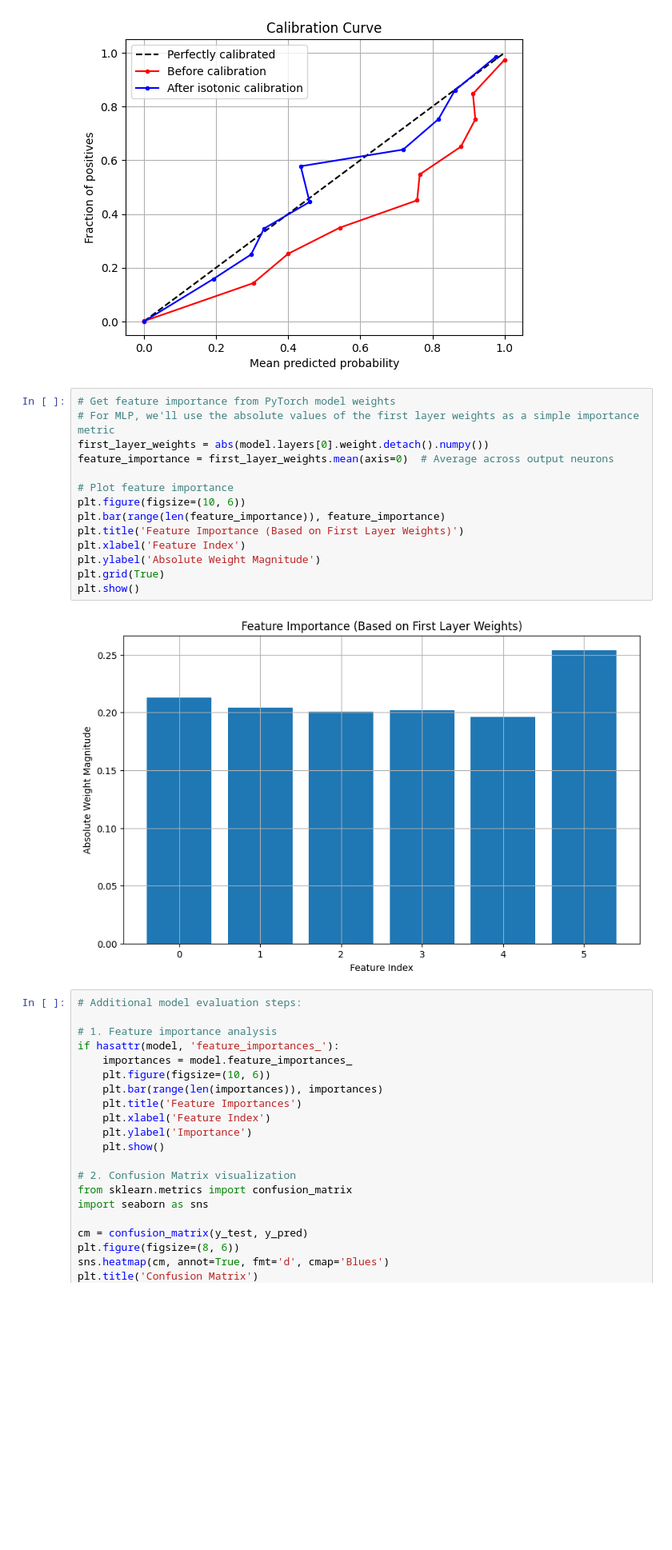
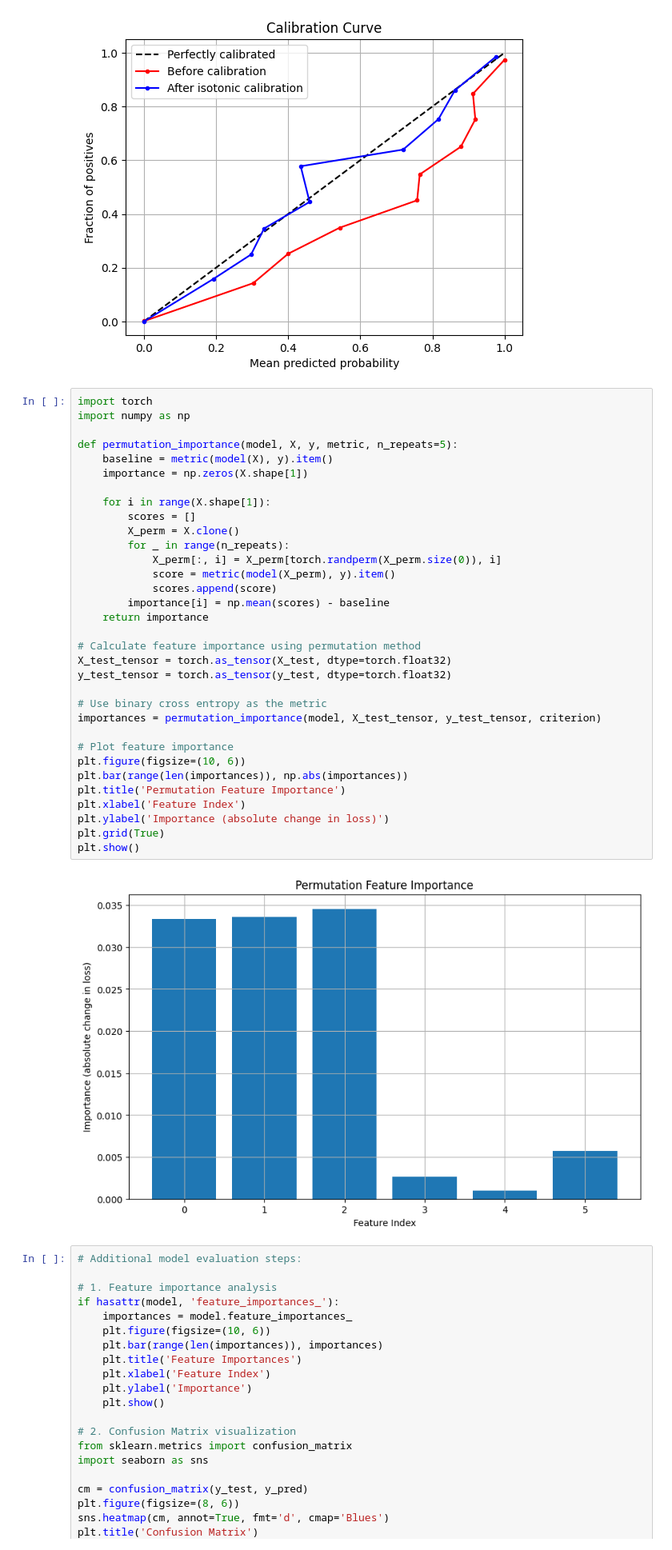
Before and after one commit to BichengWang/ai-decision-system, a Jupyter notebook: src/interview/openai/openai_v3.ipynb, the cells around one changed output. Shown at 80% size. Drawn from its saved outputs; the diff is of its cells as text; blank space fills up the shorter version.

```diff
--- a/src/interview/openai/openai_v3.ipynb
+++ b/src/interview/openai/openai_v3.ipynb
@@ -178,22 +178,41 @@ plt.grid(True)
 plt.show()
 # %% [output]
 [figure]
-# %%
-# Get feature importance from PyTorch model weights
-# For MLP, we'll use the absolute values of the first layer weights as a simple importance metric
-first_layer_weights = abs(model.layers[0].weight.detach().numpy())
-feature_importance = first_layer_weights.mean(axis=0)  # Average across output neurons
-
-# Plot feature importance
-plt.figure(figsize=(10, 6))
-plt.bar(range(len(feature_importance)), feature_importance)
-plt.title('Feature Importance (Based on First Layer Weights)')
-plt.xlabel('Feature Index')
-plt.ylabel('Absolute Weight Magnitude')
-plt.grid(True)
-plt.show()
-# %% [output]
-[figure, removed]
+# %%
+import torch
+import numpy as np
+
+def permutation_importance(model, X, y, metric, n_repeats=5):
+    baseline = metric(model(X), y).item()
+    importance = np.zeros(X.shape[1])
+
+    for i in range(X.shape[1]):
+        scores = []
+        X_perm = X.clone()
+        for _ in range(n_repeats):
+            X_perm[:, i] = X_perm[torch.randperm(X_perm.size(0)), i]
+            score = metric(model(X_perm), y).item()
+            scores.append(score)
+        importance[i] = np.mean(scores) - baseline
+    return importance
+
+# Calculate feature importance using permutation method
+X_test_tensor = torch.as_tensor(X_test, dtype=torch.float32)
+y_test_tensor = torch.as_tensor(y_test, dtype=torch.float32)
+
+# Use binary cross entropy as the metric
+importances = permutation_importance(model, X_test_tensor, y_test_tensor, criterion)
+
+# Plot feature importance
+plt.figure(figsize=(10, 6))
+plt.bar(range(len(importances)), np.abs(importances))
+plt.title('Permutation Feature Importance')
+plt.xlabel('Feature Index')
+plt.ylabel('Importance (absolute change in loss)')
+plt.grid(True)
+plt.show()
+# %% [output]
+[figure, added]
 # %%
 # Additional model evaluation steps:
 
```
